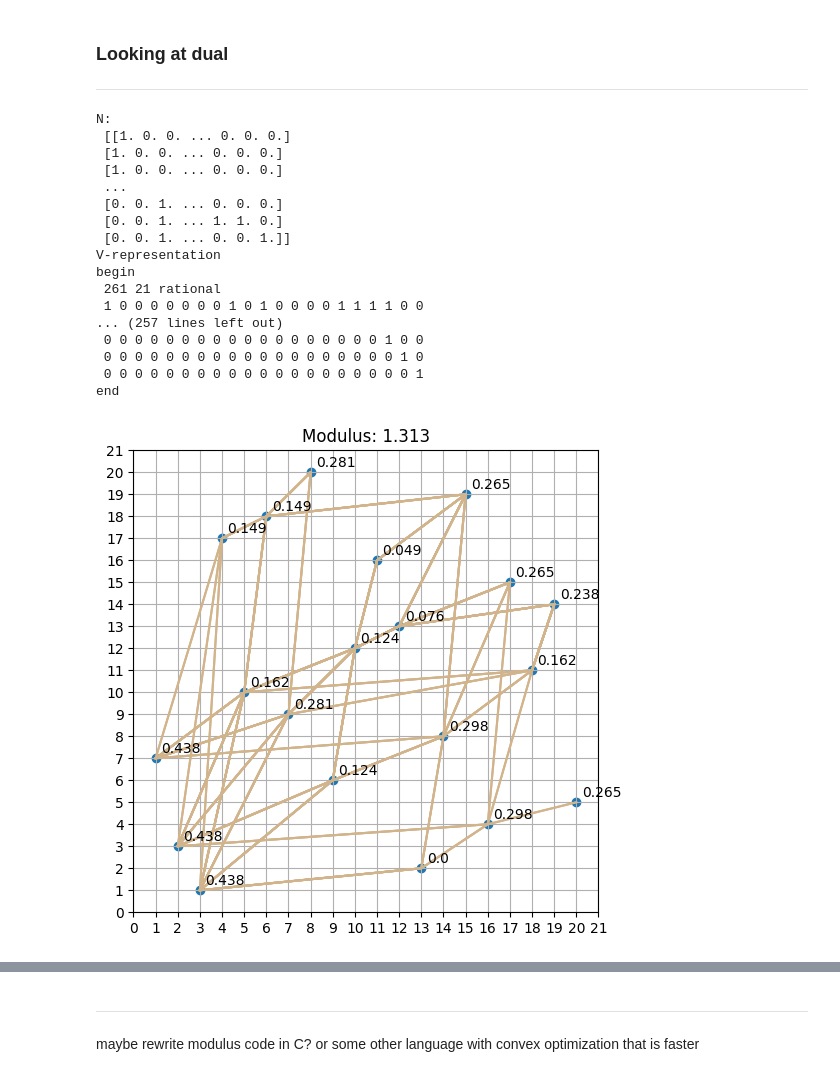
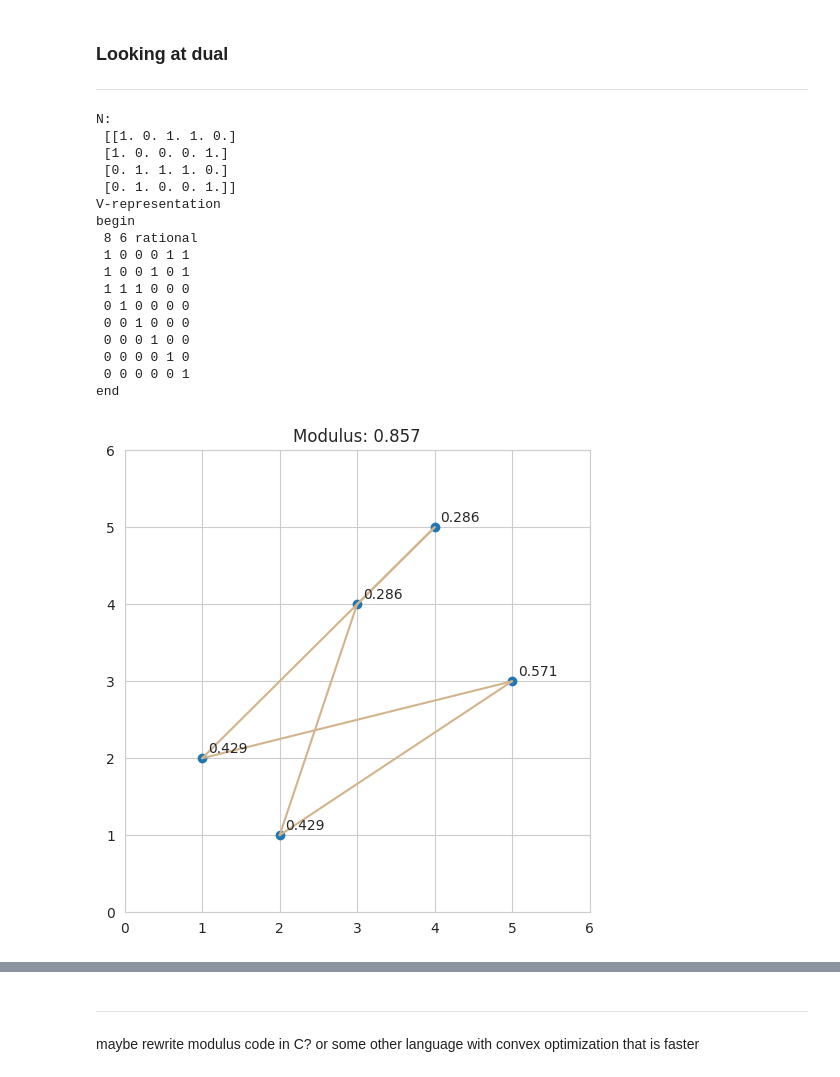
Before and after one commit to innyun/Modulus-Project, a Jupyter notebook: modulus_project.ipynb, the cells around one changed output, grey strips where cells are left out. Saved outputs shown, nothing was run; the diff lists cells and outputs as text; code cells hidden in the pictures.

```diff
--- a/modulus_project.ipynb
+++ b/modulus_project.ipynb
@@ -639,13 +661,15 @@ def plot_all_MISS(s):
         # print(source)
         recurse(s, source, np.zeros(len(s)))
 
-    plt.figure(figsize=(4, 4))
+    plt.figure(figsize=(4, 4), dpi=500)
 
     plt.scatter(range(1, len(s) + 1), s)
 
     for row in m:
         indices = np.nonzero(row)
         plt.plot(indices[0] + 1, [s[i] for i in indices[0]], color='tan')
+
+    plt.plot([2, 4], [1, 5], color='tan', linestyle='--')
 
     plt.xticks(range(0, len(s) + 1))
     plt.yticks(range(0, len(s) + 1))
@@ -689,7 +713,9 @@ valid_connections = plot_all_connections(pi)
 # print(connections)
 print(valid_connections)
 print("usage matrix from recursive function:")
+sns.set_style("whitegrid")
 print(plot_all_MISS(pi))
+plt.rcdefaults()
 print("usage matrix from connections and networkx:")
 print(MISS_from_connections(valid_connections, len(pi)))
 # %% [output]
@@ -1976,7 +2002,7 @@ def shortest_path(s, w):
                 lightest_value = value
                 lightest = row
             return
-        for element in greater:
+        for element in reversed(greater):
             recurse(s, element, row.copy())
 
     for source in find_sources(s):
@@ -2099,12 +2125,13 @@ def fast_ssmodulus(pi, p, display=False):
 # one modulus
 # print(ssmodulus(pi_increasing, 1))
 # print(ssmodulus(pi_decreasing, 1))
-print(ssmodulus(pi_short, 1))
+# print(ssmodulus(pi_short, 1))
 # print(ssmodulus(pi_test, 1))
 # print(ssmodulus(pi_test_2, 1))
 # print(ssmodulus(pi, 1))
 
 # two modulus
+mod, rho, m = ssmodulus(pi, 2, display=True)
 # print(ssmodulus(pi_test_3, 2, display=True))
 # print(fast_ssmodulus(pi_test_3, 2))
 # print(ssmodulus(pi_decreasing, 2))
@@ -2152,7 +2179,8 @@ pi_short = [2, 1, 4, 5, 3]
 
 pi_increasing = [x for x in range(1, 6)]
 
-pi_test = [2, 1, 3, 4, 5]
+# pi_test = [1, 6, 2, 5, 4, 3, 7]
+pi_test = [1, 4, 2, 3]
 
 pi_test_2 = [2, 1, 3, 5, 4]
 
@@ -2162,6 +2190,9 @@ def ssmodulus_plus_one(pi, num_iter):
     for _ in range(num_iter):
         m, gP, lv = shortest_path(pi, n)
         for x in np.nonzero(gP):
+            # print(x)
+            if 12 in x:
+                print('12!')
             # n[x] += 1/len(x)
             n[x] += 1
 
@@ -2171,7 +2202,7 @@ def ssmodulus_plus_one(pi, num_iter):
 
     plt.figure(figsize=(6, 6))
     plt.scatter(range(1, len(pi) + 1), pi)
-    plt.title(f'Modulus: {round(mod, 3)}')
+    # plt.title(f'Modulus: {round(mod, 3)}')
     for row in m:
         indices = np.nonzero(row)
         plt.plot(indices[0] + 1, [pi[i] for i in indices[0]], color='tan')
@@ -2182,9 +2213,13 @@ def ssmodulus_plus_one(pi, num_iter):
     plt.grid(True)
     return mod, n
 
+sns.set_style("whitegrid")
+
 # print(ssmodulus_plus_one(pi_increasing, 10000))
-# print(ssmodulus_plus_one(pi_short, 10000))
+ssmodulus_plus_one(pi, 1000)
+_, _, m = ssmodulus(pi, 2, display=True)
+# print(m)
 # print(ssmodulus_plus_one(pi_test, 10000))
 # print(ssmodulus_plus_one(pi_test_2, 10000))
 # print(ssmodulus_plus_one(pi, 10000))
-print(ssmodulus_plus_one(pi_decreasing, 10000))
+# print(ssmodulus_plus_one(pi_decreasing, 10000))
@@ -2840,7 +2889,7 @@ def show_dual(pi):
     # print(dual)
     # print(len(dual))
 
-    plt.figure(figsize=(12, min((len(dual) // 3 + 1) * 4, 40)))
+    plt.figure(figsize=(12, min((len(dual) // 3 + 1) * 4, 40)), dpi=500)
 
     # everything below here is really bad TODO fix this please
 
@@ -2909,53 +2958,54 @@ def compute_dual(pi):
 
     return dual, N
 # %%
-pi = [7, 3, 1, 17, 10, 18, 9, 20, 6, 12, 16, 13, 2, 8, 19, 4, 15, 11, 14, 5]
+# pi = [7, 3, 1, 17, 10, 18, 9, 20, 6, 12, 16, 13, 2, 8, 19, 4, 15, 11, 14, 5]
 
-# pi = [2, 1, 4, 5, 3]
+pi = [2, 1, 4, 5, 3]
 
 # pi = [1, 2, 5, 7, 4, 6, 3]
 
 # pi = [1, 2, 4, 3]
 
 # pi = [2, 4, 9, 3, 5, 7, 6, 8, 1]
-
+sns.set_style("whitegrid")
 show_dual(pi)
+plt.rcdefaults()
 
 # for x in range(15, 21):
 #     l = [a for a in range(1, x + 1)]
 #     mods = []
 #     # for p in itertools.permutations(l):
 #     for _ in range(5000):
 #         # d = compute_dual(p)
 #         d = compute_dual(random.sample(range(1, x + 1), x))
 #         if not all([[x == 1 or x == 0 for x in y] for y in d]):
 #             print(d)
 #             break
 #     print(x, None)
 
 # p, N = compute_dual(pi)
 
 # print(p[143])
 # print(p[143] @ N.T)
 
 # t = p @ N.T
 # all([all([i >= 1 for i in j]) for j in t])
 # %% [output]
 N:
- [[1. 0. 0. ... 0. 0. 0.]
- [1. 0. 0. ... 0. 0. 0.]
- [1. 0. 0. ... 0. 0. 0.]
- ...
- [0. 0. 1. ... 0. 0. 0.]
- [0. 0. 1. ... 1. 1. 0.]
- [0. 0. 1. ... 0. 0. 1.]]
+ [[1. 0. 1. 1. 0.]
+ [1. 0. 0. 0. 1.]
+ [0. 1. 1. 1. 0.]
+ [0. 1. 0. 0. 1.]]
 V-representation
 begin
- 261 21 rational
- 1 0 0 0 0 0 0 0 1 0 1 0 0 0 0 1 1 1 1 0 0
-... (257 lines left out)
- 0 0 0 0 0 0 0 0 0 0 0 0 0 0 0 0 0 0 1 0 0
- 0 0 0 0 0 0 0 0 0 0 0 0 0 0 0 0 0 0 0 1 0
- 0 0 0 0 0 0 0 0 0 0 0 0 0 0 0 0 0 0 0 0 1
+ 8 6 rational
+ 1 0 0 0 1 1
+ 1 0 0 1 0 1
+ 1 1 1 0 0 0
+ 0 1 0 0 0 0
+ 0 0 1 0 0 0
+ 0 0 0 1 0 0
+ 0 0 0 0 1 0
+ 0 0 0 0 0 1
 end
-[figure, old version]
+[figure, new version]
```
Also changed, not shown: parts of 8 cells of this notebook, 1 other file.
